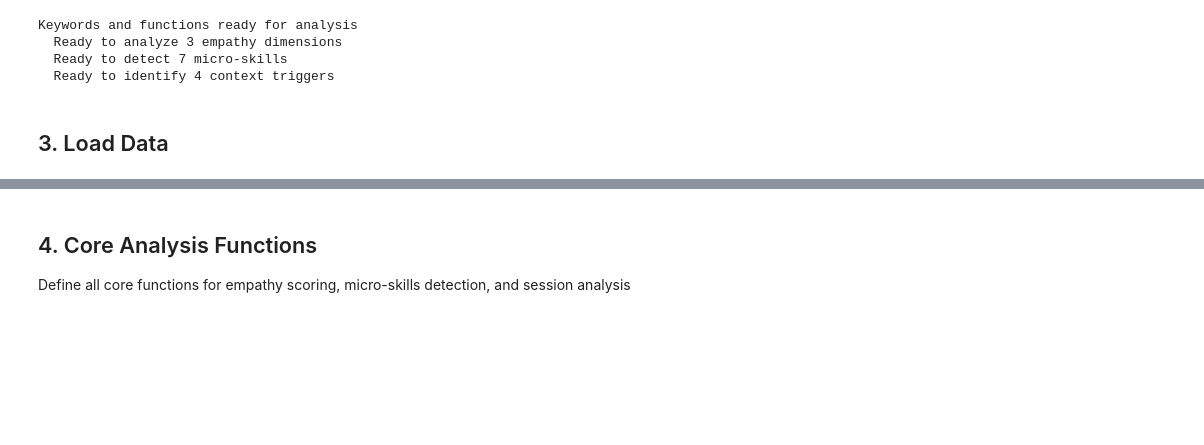
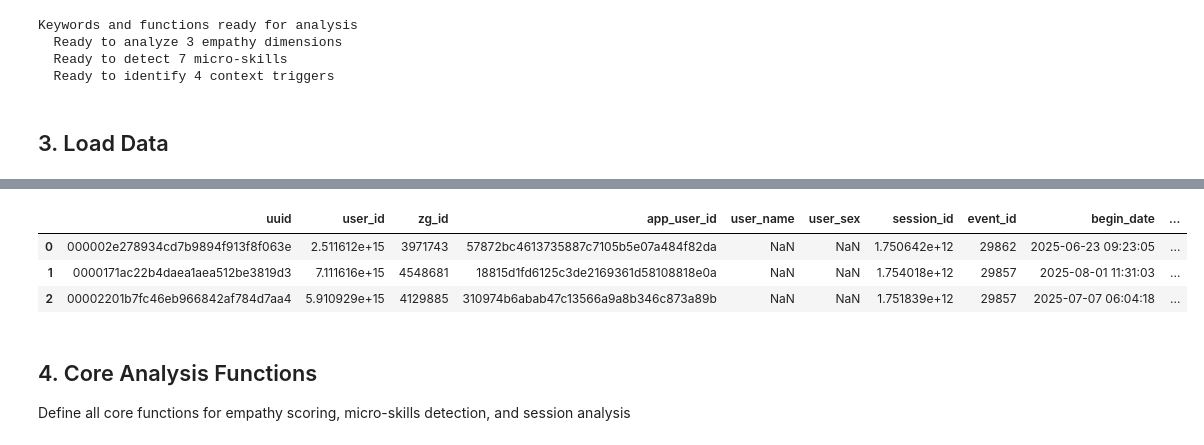
Before and after one commit to ericwangpq/isr-empathy-repo, a Jupyter notebook: empathy_analysis_v2.ipynb, the cells around one changed output, grey strips where cells are left out. Saved outputs shown, nothing was run; the diff lists cells and outputs as text; code cells hidden in the pictures; blank space fills up the shorter version.

```diff
--- a/empathy_analysis_v2.ipynb
+++ b/empathy_analysis_v2.ipynb
@@ -96,14 +98,20 @@ BASE_DIR = Path('/Users/ericwang/git/mics/empathy')
 
 # File paths
 DATA_FILES = {
-    'feedback': BASE_DIR / '回答反馈.csv',
+    # Main event data source (merged and filtered from chunks)
+    'event_bh': BASE_DIR / 'event_bh.csv',
+
+    # Conversation data
     'conversations': [
         BASE_DIR / '北海智伴对话250701-0711.xlsx',
         BASE_DIR / '北海智伴对话250712-0719.xlsx',
         BASE_DIR / '北海智伴对话250720-0725.xlsx',
         BASE_DIR / '北海智伴对话250726-0731.xlsx'
     ],
-    'chunks': list(BASE_DIR.glob('output_chunks/chunk_*.csv'))
+
+    # NOT USED IN MAIN REGRESSION - Only for robustness check
+    # 'feedback': BASE_DIR / '回答反馈.csv',  # Too small sample size
+    # 'chunks': list(BASE_DIR.glob('output_chunks/chunk_*.csv'))  # Already merged into event_bh
 }
 
 # Analysis parameters
@@ -119,10 +127,12 @@ CONFIG = {
 
 print("Configuration loaded:")
 print(f"  Base directory: {BASE_DIR}")
+print(f"  Event data file: {DATA_FILES['event_bh'].name}")
 print(f"  Conversation files: {len(DATA_FILES['conversations'])}")
-print(f"  Chunk files found: {len(DATA_FILES['chunks'])}")
 print(f"  Focus on multi-turn: {CONFIG['focus_multi_turn']} (>={CONFIG['min_turns']} turns)")
 print(f"  Travel ID filter: {CONFIG['travel_id']}")
+print(f"\n  📌 Note: Using event_bh.csv as main data source (merged from chunks)")
+print(f"  📌 Feedback data excluded from main regression (small sample size)")
 # %% [output]
 Configuration loaded:
   Base directory: /Users/ericwang/git/mics/empathy
@@ -529,0 +483,47 @@ Name: count, dtype: int64
+# %%
+### 3.2 Load Event Data (event_bh.csv)
+# This file contains merged and filtered event logs from chunks
+
+print("="*80)
+print("LOADING EVENT DATA (event_bh.csv)")
+print("="*80)
+
+if DATA_FILES['event_bh'].exists():
+    df_events = pd.read_csv(DATA_FILES['event_bh'])
+
+    print(f"Original event records: {len(df_events):,}")
+
+    # Display basic info
+    print(f"Columns: {df_events.shape[1]}")
+
+    # Convert date column to datetime if needed
+    if 'begin_date' in df_events.columns:
+        df_events['begin_date'] = pd.to_datetime(df_events['begin_date'])
+        print(f"Date range: {df_events['begin_date'].min()} to {df_events['begin_date'].max()}")
+
+    # Show event types distribution
+    if 'event_name' in df_events.columns:
+        print(f"\nTop 10 event types:")
+        event_counts = df_events['event_name'].value_counts().head(10)
+        for event_name, count in event_counts.items():
+            print(f"  {event_name}: {count:,}")
+
+    # Show unique users/sessions
+    if 'user_id' in df_events.columns:
+        print(f"\nUnique users: {df_events['user_id'].nunique():,}")
+    if 'session_id' in df_events.columns:
+        print(f"Unique sessions: {df_events['session_id'].nunique():,}")
+
+    print(f"\n✅ Event data loaded successfully")
+
+else:
+    df_events = pd.DataFrame()
+    print("❌ Event file not found")
+    print(f"   Looking for: {DATA_FILES['event_bh']}")
+
+df_events.head(3)
+
+
+# NOTE: Feedback data (回答反馈.csv) is NOT loaded here
+# It will be used later only for robustness checks due to small sample size
+# %% [output]
@@ -530,3 +547,7 @@ Name: count, dtype: int64
+|  | uuid | user_id | zg_id | app_user_id | user_name | user_sex | session_id | event_id | begin_date | ... |
+| 0 | 000002e278934cd7b9894f913f8f063e | 2.511612e+15 | 3971743 | 57872bc4613735887c7105b5e07a484f82da | NaN | NaN | 1.750642e+12 | 29862 | 2025-06-23 09:23:05 | ... |
+| 1 | 0000171ac22b4daea1aea512be3819d3 | 7.111616e+15 | 4548681 | 18815d1fd6125c3de2169361d58108818e0a | NaN | NaN | 1.754018e+12 | 29857 | 2025-08-01 11:31:03 | ... |
+| 2 | 00002201b7fc46eb966842af784d7aa4 | 5.910929e+15 | 4129885 | 310974b6abab47c13566a9a8b346c873a89b | NaN | NaN | 1.751839e+12 | 29857 | 2025-07-07 06:04:18 | ... |
 # %% [markdown]
 ## 4. Core Analysis Functions
 
```
Also changed, not shown: parts of 16 cells of this notebook, 1 other file.
